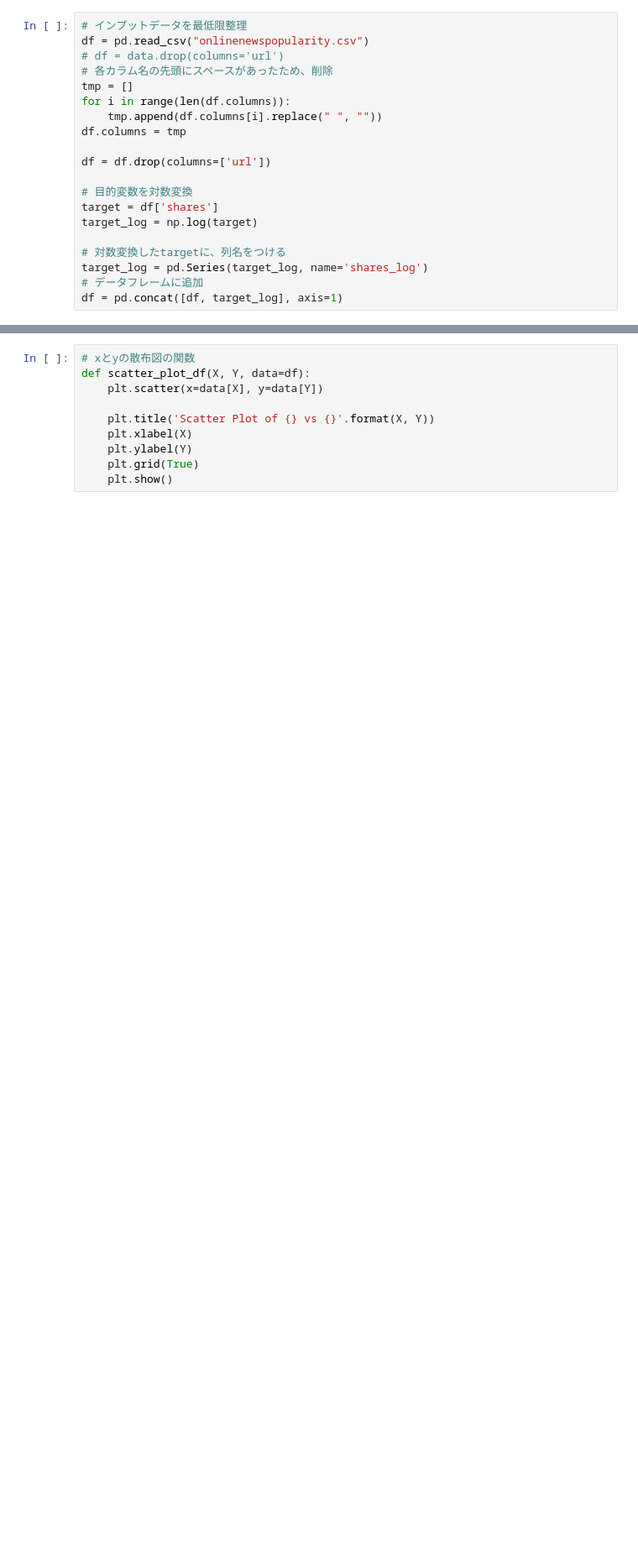
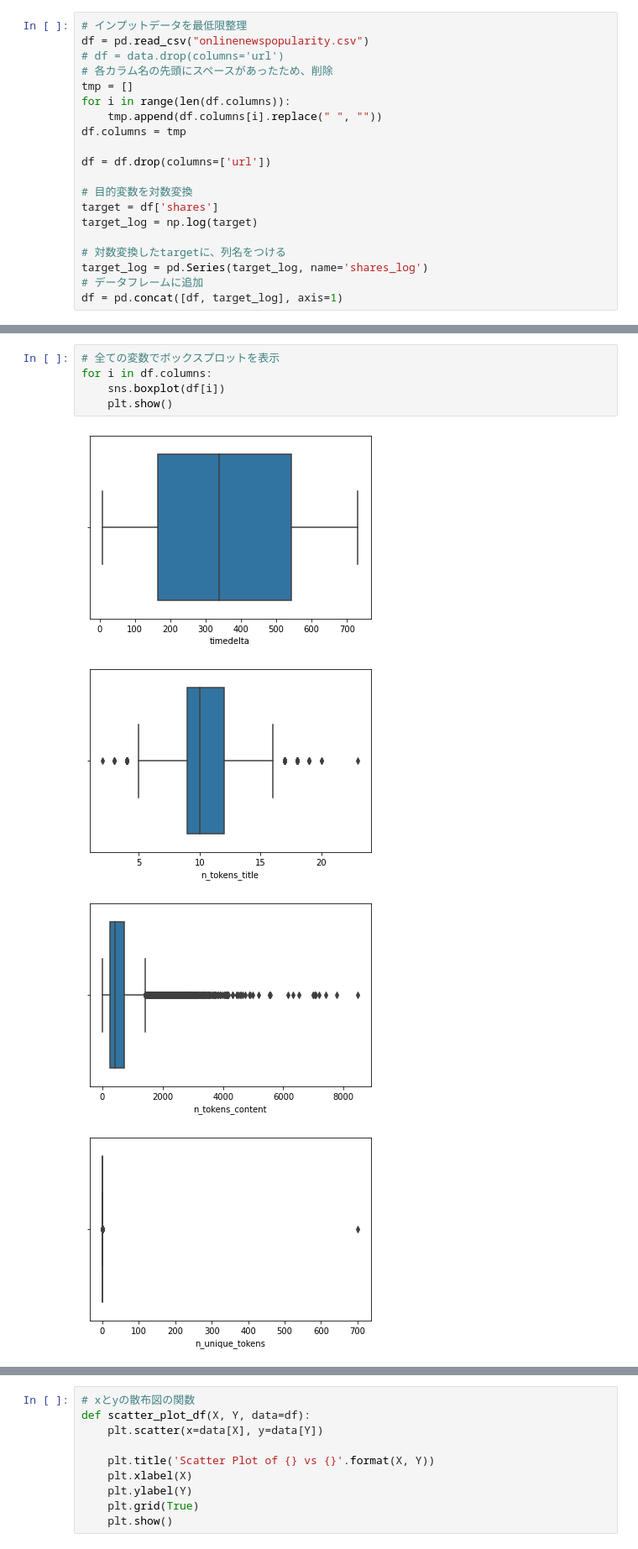
Before and after one commit to risingjiro/OnlineNews, a Jupyter notebook: analysis.ipynb, the cells around one changed output, grey strips where cells are left out. Shown at 84% size. Saved outputs shown, nothing was run; the diff lists cells and outputs as text; blank space fills up the shorter version.

```diff
--- a/analysis.ipynb
+++ b/analysis.ipynb
@@ -73,0 +89,10 @@ channels
+# %%
+# 全ての変数でボックスプロットを表示
+for i in df.columns:
+    sns.boxplot(df[i])
+    plt.show()
+# %% [output]
+[figure, added]
+[figure, added]
+[figure, added]
+[figure, added]
```
Also changed, not shown: parts of 12 cells of this notebook.
